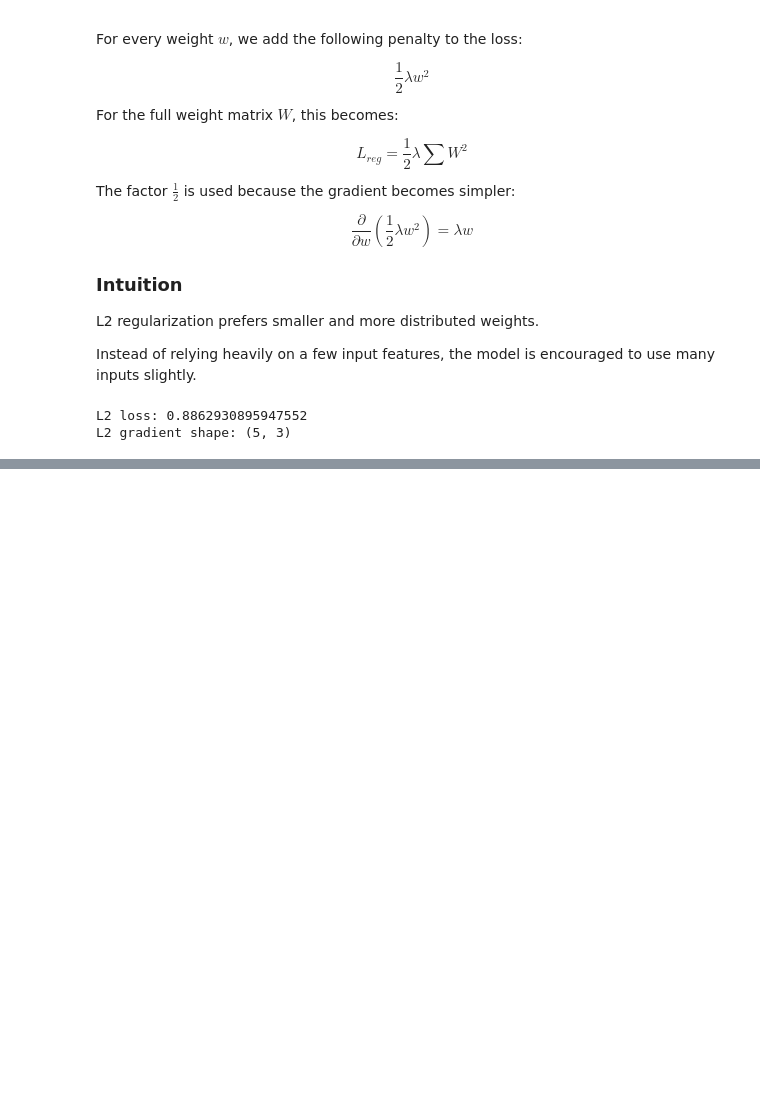
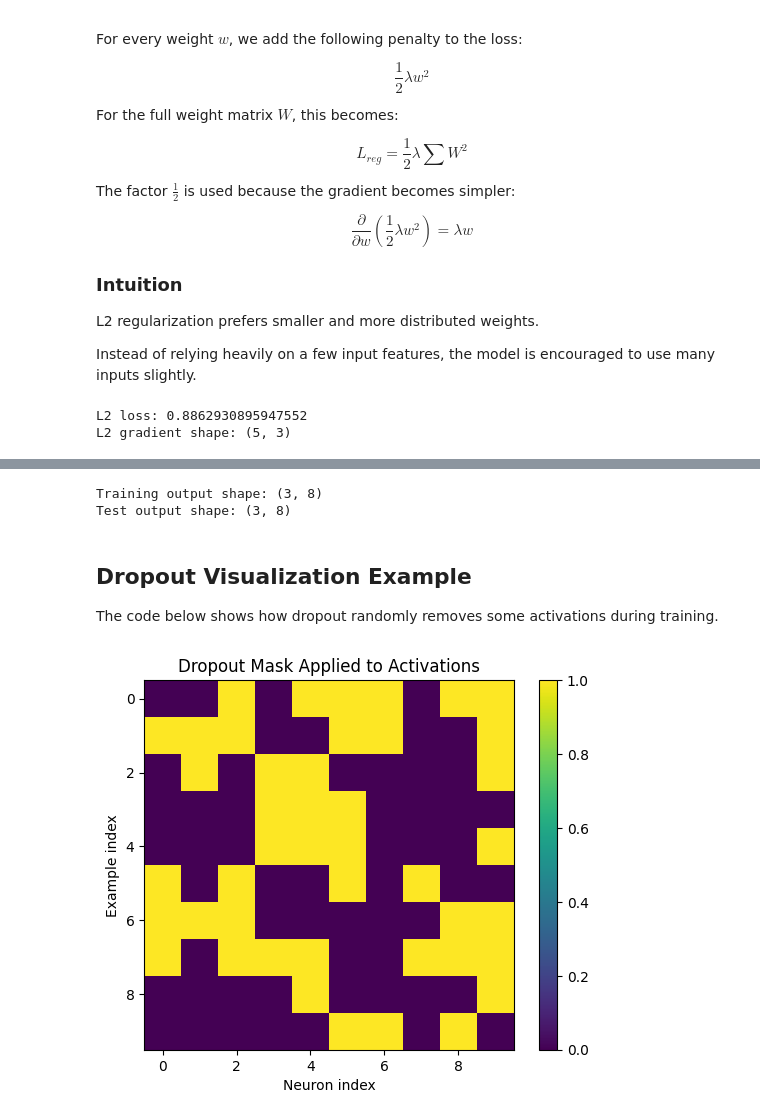
Before and after one commit to EfeAkkus/deep-learning-for-computer-vision, a Jupyter notebook: Neural Networks Part 2/NeuralNetworksPart2.ipynb, the cells around one changed output, grey strips where cells are left out. Saved outputs shown, nothing was run; the diff lists cells and outputs as text; code cells hidden in the pictures; blank space fills up the shorter version.

```diff
--- a/Neural Networks Part 2/NeuralNetworksPart2.ipynb
+++ b/Neural Networks Part 2/NeuralNetworksPart2.ipynb
@@ -467,0 +719,62 @@ L2 gradient shape: (5, 3)
+# %%
+def train_step_inverted_dropout(X):
+    """
+    Forward pass with inverted dropout.
+    Recommended implementation.
+    Scaling is done during training.
+    """
+    H1 = relu(np.dot(W1, X) + b1)
+    U1 = (np.random.rand(*H1.shape) < p) / p
+    H1 = H1 * U1
+
+    H2 = relu(np.dot(W2, H1) + b2)
+    U2 = (np.random.rand(*H2.shape) < p) / p
+    H2 = H2 * U2
+
+    out = np.dot(W3, H2) + b3
+
+    return out
+
+def predict_inverted_dropout(X):
+    """
+    Test-time forward pass for inverted dropout.
+    No scaling is needed.
+    """
+    H1 = relu(np.dot(W1, X) + b1)
+    H2 = relu(np.dot(W2, H1) + b2)
+    out = np.dot(W3, H2) + b3
+
+    return out
+
+out_train = train_step_inverted_dropout(X)
+out_test = predict_inverted_dropout(X)
+
+print("Training output shape:", out_train.shape)
+print("Test output shape:", out_test.shape)
+# %% [output]
+Training output shape: (3, 8)
+Test output shape: (3, 8)
+# %% [markdown]
+## Dropout Visualization Example
+
+The code below shows how dropout randomly removes some activations during training.
+# %%
+import matplotlib.pyplot as plt
+
+# Example hidden activations
+H = np.ones((10, 10))
+
+# Create dropout mask
+dropout_mask = np.random.rand(*H.shape) < p
+
+# Apply dropout
+H_dropped = H * dropout_mask
+
+plt.imshow(H_dropped)
+plt.title("Dropout Mask Applied to Activations")
+plt.xlabel("Neuron index")
+plt.ylabel("Example index")
+plt.colorbar()
+plt.show()
+# %% [output]
+[figure, added]
```
Also changed, not shown: parts of 25 cells of this notebook, 2 other files.
